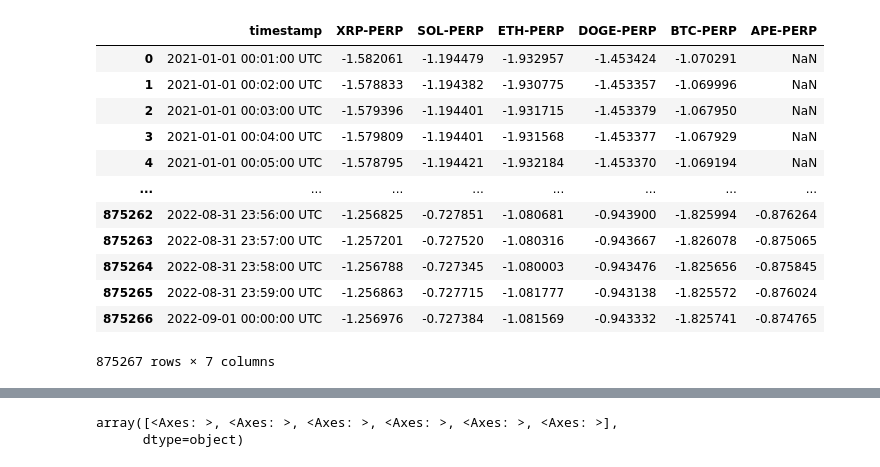
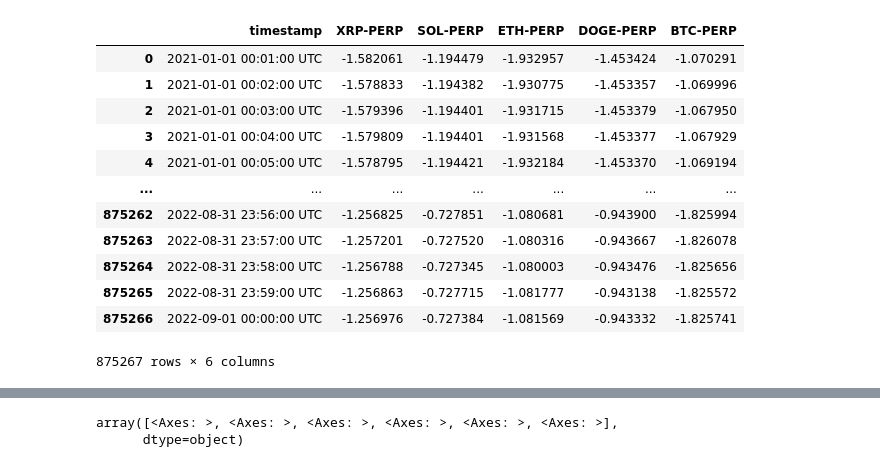
Before and after one commit to AliEmreSenel/BAINSACryptocurrencies, a Jupyter notebook: regression/Eda_transform_crypto_prices.ipynb, the cells around one changed output, grey strips where cells are left out. Saved outputs shown, nothing was run; the diff lists cells and outputs as text; code cells hidden in the pictures.

```diff
--- a/regression/Eda_transform_crypto_prices.ipynb
+++ b/regression/Eda_transform_crypto_prices.ipynb
@@ -32,21 +33,22 @@ df= df_w0_ts
 # %%
 df = df.reindex(columns=reversed(sorted(df.columns)))
 df_diff = df_diff.reindex(columns=reversed(sorted(df_diff.columns)))
+del df["APE-PERP"]
 df
 # %% [output]
-|  | timestamp | XRP-PERP | SOL-PERP | ETH-PERP | DOGE-PERP | BTC-PERP | APE-PERP |
-| 0 | 2021-01-01 00:01:00 UTC | -1.582061 | -1.194479 | -1.932957 | -1.453424 | -1.070291 | NaN |
-| 1 | 2021-01-01 00:02:00 UTC | -1.578833 | -1.194382 | -1.930775 | -1.453357 | -1.069996 | NaN |
-| 2 | 2021-01-01 00:03:00 UTC | -1.579396 | -1.194401 | -1.931715 | -1.453379 | -1.067950 | NaN |
-| 3 | 2021-01-01 00:04:00 UTC | -1.579809 | -1.194401 | -1.931568 | -1.453377 | -1.067929 | NaN |
-| 4 | 2021-01-01 00:05:00 UTC | -1.578795 | -1.194421 | -1.932184 | -1.453370 | -1.069194 | NaN |
-| ... | ... | ... | ... | ... | ... | ... | ... |
-| 875262 | 2022-08-31 23:56:00 UTC | -1.256825 | -0.727851 | -1.080681 | -0.943900 | -1.825994 | -0.876264 |
-| 875263 | 2022-08-31 23:57:00 UTC | -1.257201 | -0.727520 | -1.080316 | -0.943667 | -1.826078 | -0.875065 |
-| 875264 | 2022-08-31 23:58:00 UTC | -1.256788 | -0.727345 | -1.080003 | -0.943476 | -1.825656 | -0.875845 |
-| 875265 | 2022-08-31 23:59:00 UTC | -1.256863 | -0.727715 | -1.081777 | -0.943138 | -1.825572 | -0.876024 |
-| 875266 | 2022-09-01 00:00:00 UTC | -1.256976 | -0.727384 | -1.081569 | -0.943332 | -1.825741 | -0.874765 |
+|  | timestamp | XRP-PERP | SOL-PERP | ETH-PERP | DOGE-PERP | BTC-PERP |
+| 0 | 2021-01-01 00:01:00 UTC | -1.582061 | -1.194479 | -1.932957 | -1.453424 | -1.070291 |
+| 1 | 2021-01-01 00:02:00 UTC | -1.578833 | -1.194382 | -1.930775 | -1.453357 | -1.069996 |
+| 2 | 2021-01-01 00:03:00 UTC | -1.579396 | -1.194401 | -1.931715 | -1.453379 | -1.067950 |
+| 3 | 2021-01-01 00:04:00 UTC | -1.579809 | -1.194401 | -1.931568 | -1.453377 | -1.067929 |
+| 4 | 2021-01-01 00:05:00 UTC | -1.578795 | -1.194421 | -1.932184 | -1.453370 | -1.069194 |
+| ... | ... | ... | ... | ... | ... | ... |
+| 875262 | 2022-08-31 23:56:00 UTC | -1.256825 | -0.727851 | -1.080681 | -0.943900 | -1.825994 |
+| 875263 | 2022-08-31 23:57:00 UTC | -1.257201 | -0.727520 | -1.080316 | -0.943667 | -1.826078 |
+| 875264 | 2022-08-31 23:58:00 UTC | -1.256788 | -0.727345 | -1.080003 | -0.943476 | -1.825656 |
+| 875265 | 2022-08-31 23:59:00 UTC | -1.256863 | -0.727715 | -1.081777 | -0.943138 | -1.825572 |
+| 875266 | 2022-09-01 00:00:00 UTC | -1.256976 | -0.727384 | -1.081569 | -0.943332 | -1.825741 |
-875267 rows × 7 columns
+875267 rows × 6 columns
 # %%
 df.to_csv("transformed_crypto.csv")
 # %%
```
Also changed, not shown: parts of 5 cells of this notebook, 1 other file.
